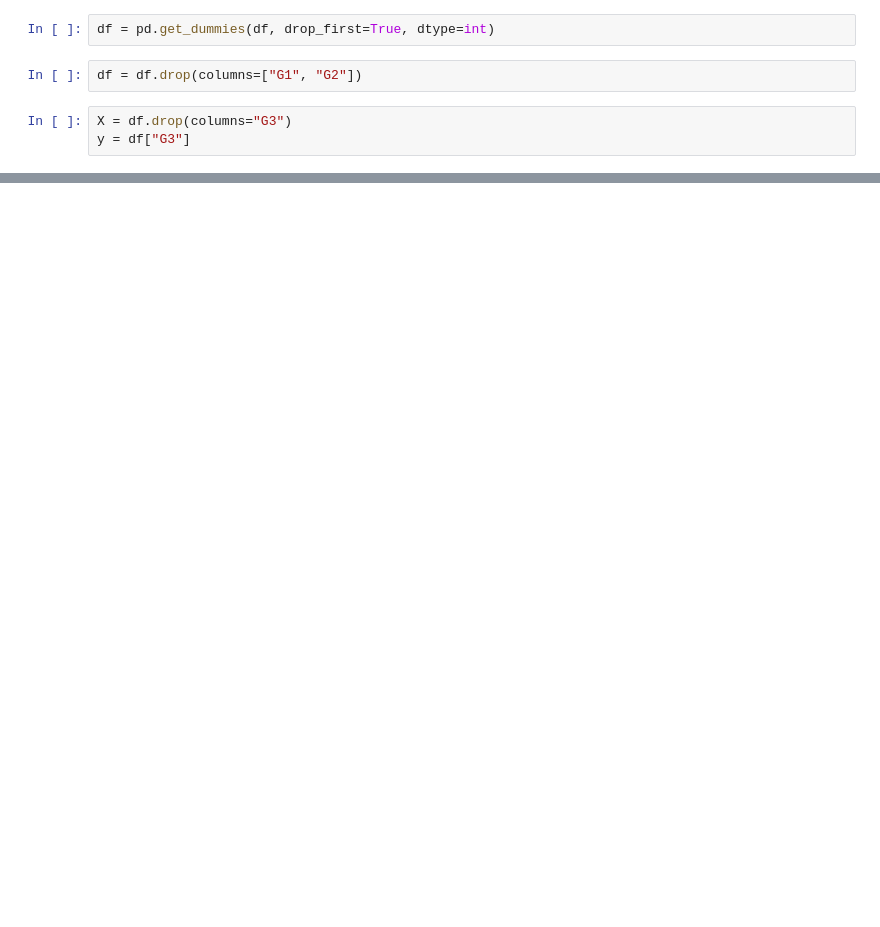
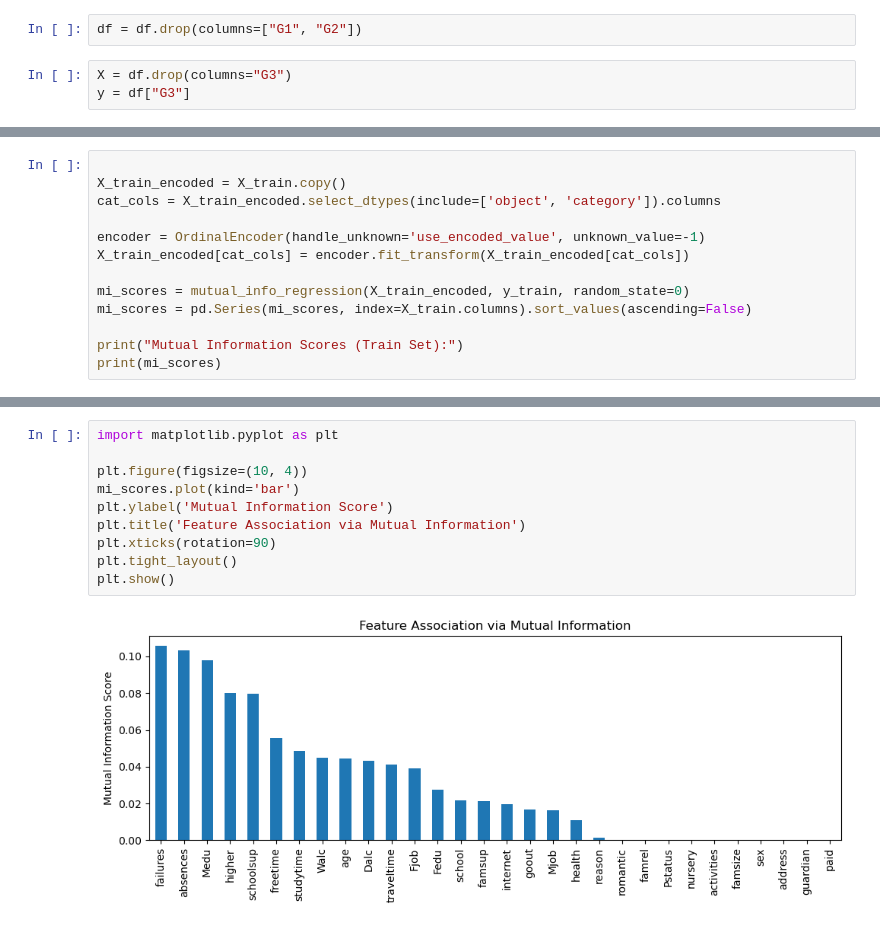
Before and after one commit to fatima-zahra20/Student-Performance, a Jupyter notebook: Student_Performance.ipynb, the cells around one changed output, grey strips where cells are left out. Saved outputs shown, nothing was run; the diff lists cells and outputs as text; blank space fills up the shorter version.

Commit message:
Mutual Information instead

```diff
--- a/Student_Performance.ipynb
+++ b/Student_Performance.ipynb
@@ -85,5 +92,3 @@ from sklearn.inspection import permutation_importance
-# %%
-df = pd.get_dummies(df, drop_first=True, dtype=int)
 # %%
 df = df.drop(columns=["G1", "G2"])
 # %%
@@ -231,0 +99,13 @@ dtype: float64
+# %%
+
+X_train_encoded = X_train.copy()
+cat_cols = X_train_encoded.select_dtypes(include=['object', 'category']).columns
+
+encoder = OrdinalEncoder(handle_unknown='use_encoded_value', unknown_value=-1)
+X_train_encoded[cat_cols] = encoder.fit_transform(X_train_encoded[cat_cols])
+
+mi_scores = mutual_info_regression(X_train_encoded, y_train, random_state=0)
+mi_scores = pd.Series(mi_scores, index=X_train.columns).sort_values(ascending=False)
+
+print("Mutual Information Scores (Train Set):")
+print(mi_scores)
@@ -231,0 +130,12 @@ dtype: float64
+# %%
+import matplotlib.pyplot as plt
+
+plt.figure(figsize=(10, 4))
+mi_scores.plot(kind='bar')
+plt.ylabel('Mutual Information Score')
+plt.title('Feature Association via Mutual Information')
+plt.xticks(rotation=90)
+plt.tight_layout()
+plt.show()
+# %% [output]
+[figure, added]
```
Also changed, not shown: parts of 15 cells of this notebook.
